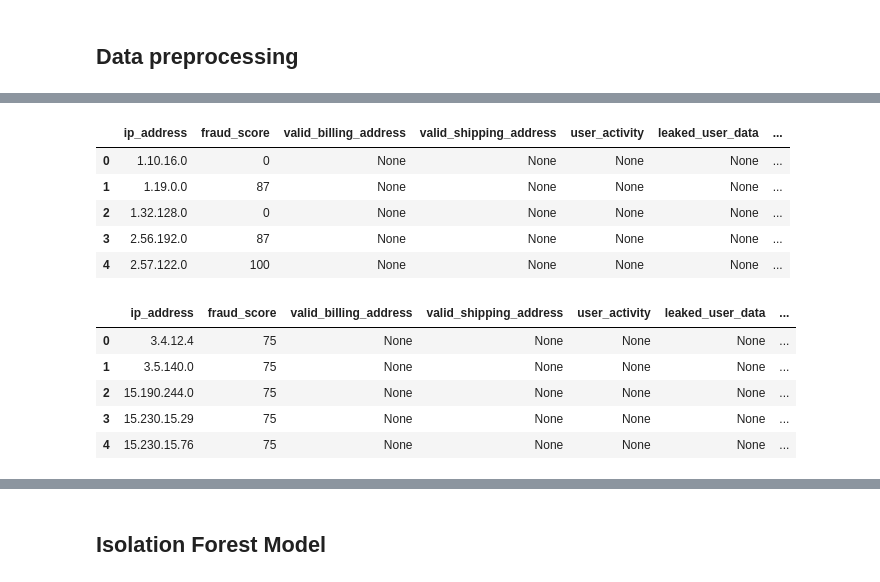
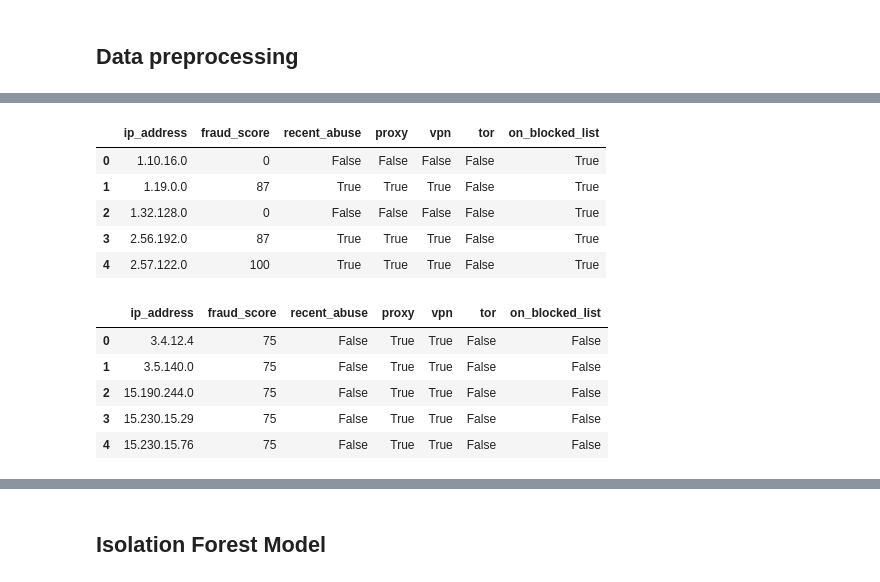
Before and after one commit to thamadziripi/isolation-forest-ipqs-api, a Jupyter notebook: fraud_detection_using_isolation_forest.ipynb, the cells around one changed output, grey strips where cells are left out. Drawn from its saved outputs; the diff is of its cells as text; code cells hidden in the pictures.

```diff
--- a/fraud_detection_using_isolation_forest.ipynb
+++ b/fraud_detection_using_isolation_forest.ipynb
@@ -237,7 +158,7 @@ else:
 
 # Fetch data for the first 100 IP addresses
 if blocked_ip_list:
-    blocked_ip_data = iterate_ip_addresses(API_KEY, blocked_ip_list[:10])
+    blocked_ip_data = iterate_ip_addresses(API_KEY, blocked_ip_list[:100])
 else:
     print("No IPs found in the blocklist.")
 # %% [output]
@@ -293,18 +227,20 @@ Response for IP 52.93.178.234: 200, Content: {"success":true,"message":"Success"
 # %%
+blocked_ip_data["on_blocked_list"] = True
 blocked_ip_data.head()
 # %% [output]
-|  | ip_address | fraud_score | valid_billing_address | valid_shipping_address | user_activity | leaked_user_data | ... |
-| 0 | 1.10.16.0 | 0 | None | None | None | None | ... |
-| 1 | 1.19.0.0 | 87 | None | None | None | None | ... |
-| 2 | 1.32.128.0 | 0 | None | None | None | None | ... |
-| 3 | 2.56.192.0 | 87 | None | None | None | None | ... |
-| 4 | 2.57.122.0 | 100 | None | None | None | None | ... |
+|  | ip_address | fraud_score | recent_abuse | proxy | vpn | tor | on_blocked_list |
+| 0 | 1.10.16.0 | 0 | False | False | False | False | True |
+| 1 | 1.19.0.0 | 87 | True | True | True | False | True |
+| 2 | 1.32.128.0 | 0 | False | False | False | False | True |
+| 3 | 2.56.192.0 | 87 | True | True | True | False | True |
+| 4 | 2.57.122.0 | 100 | True | True | True | False | True |
 # %%
+legitimate_ip_data["on_blocked_list"] = False
 legitimate_ip_data.head()
 # %% [output]
-|  | ip_address | fraud_score | valid_billing_address | valid_shipping_address | user_activity | leaked_user_data | ... |
-| 0 | 3.4.12.4 | 75 | None | None | None | None | ... |
-| 1 | 3.5.140.0 | 75 | None | None | None | None | ... |
-| 2 | 15.190.244.0 | 75 | None | None | None | None | ... |
-| 3 | 15.230.15.29 | 75 | None | None | None | None | ... |
-| 4 | 15.230.15.76 | 75 | None | None | None | None | ... |
+|  | ip_address | fraud_score | recent_abuse | proxy | vpn | tor | on_blocked_list |
+| 0 | 3.4.12.4 | 75 | False | True | True | False | False |
+| 1 | 3.5.140.0 | 75 | False | True | True | False | False |
+| 2 | 15.190.244.0 | 75 | False | True | True | False | False |
+| 3 | 15.230.15.29 | 75 | False | True | True | False | False |
+| 4 | 15.230.15.76 | 75 | False | True | True | False | False |
```
Also changed, not shown: parts of 12 cells of this notebook.
